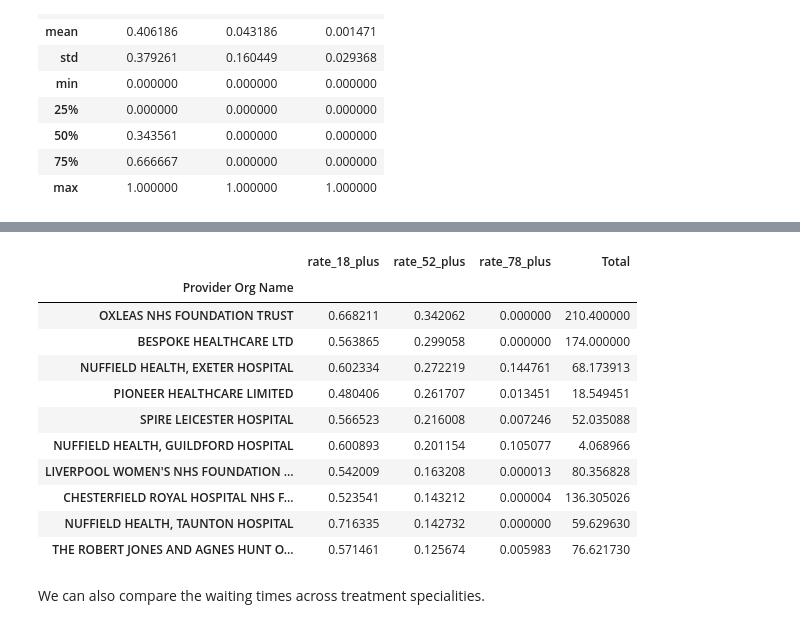
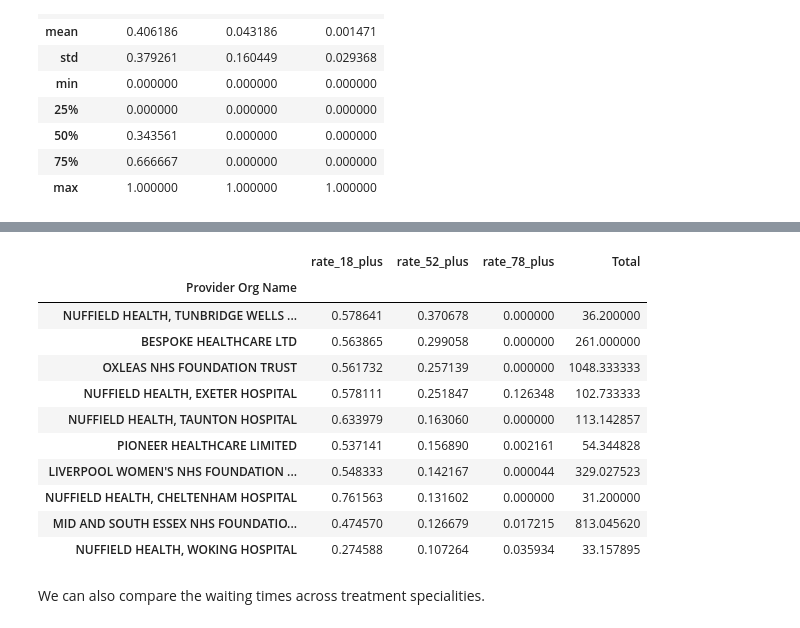
Before and after one commit to MeganRichards1/nhs-waiting-times-analysis, a Jupyter notebook: notebooks/project_analysis.ipynb, the cells around one changed output, grey strips where cells are left out. Saved outputs shown, nothing was run; the diff lists cells and outputs as text; code cells hidden in the pictures.

```diff
--- a/notebooks/project_analysis.ipynb
+++ b/notebooks/project_analysis.ipynb
@@ -418,0 +434,4 @@ We now want to use group-level analysis to answer where the biggest waiting time
+# %%
+analysis_df_filtered = analysis_df[
+    analysis_df["Total"] >= 10
+]
@@ -419,31 +443,31 @@ We now want to use group-level analysis to answer where the biggest waiting time
 # %%
 provider_summary = (
-    analysis_df
+    analysis_df_filtered
     .groupby("Provider Org Name")
     [[
         "rate_18_plus",
         "rate_52_plus",
         "rate_78_plus",
         "Total"
     ]]
     .mean()
     .sort_values("rate_52_plus", ascending=False)
 )
 
 provider_summary.head(10)
 # %% [output]
 |  | rate_18_plus | rate_52_plus | rate_78_plus | Total |
 | Provider Org Name |  |  |  |  |
-| OXLEAS NHS FOUNDATION TRUST | 0.668211 | 0.342062 | 0.000000 | 210.400000 |
-| BESPOKE HEALTHCARE LTD | 0.563865 | 0.299058 | 0.000000 | 174.000000 |
-| NUFFIELD HEALTH, EXETER HOSPITAL | 0.602334 | 0.272219 | 0.144761 | 68.173913 |
-| PIONEER HEALTHCARE LIMITED | 0.480406 | 0.261707 | 0.013451 | 18.549451 |
-| SPIRE LEICESTER HOSPITAL | 0.566523 | 0.216008 | 0.007246 | 52.035088 |
-| NUFFIELD HEALTH, GUILDFORD HOSPITAL | 0.600893 | 0.201154 | 0.105077 | 4.068966 |
-| LIVERPOOL WOMEN'S NHS FOUNDATION ... | 0.542009 | 0.163208 | 0.000013 | 80.356828 |
-| CHESTERFIELD ROYAL HOSPITAL NHS F... | 0.523541 | 0.143212 | 0.000004 | 136.305026 |
-| NUFFIELD HEALTH, TAUNTON HOSPITAL | 0.716335 | 0.142732 | 0.000000 | 59.629630 |
-| THE ROBERT JONES AND AGNES HUNT O... | 0.571461 | 0.125674 | 0.005983 | 76.621730 |
+| NUFFIELD HEALTH, TUNBRIDGE WELLS ... | 0.578641 | 0.370678 | 0.000000 | 36.200000 |
+| BESPOKE HEALTHCARE LTD | 0.563865 | 0.299058 | 0.000000 | 261.000000 |
+| OXLEAS NHS FOUNDATION TRUST | 0.561732 | 0.257139 | 0.000000 | 1048.333333 |
+| NUFFIELD HEALTH, EXETER HOSPITAL | 0.578111 | 0.251847 | 0.126348 | 102.733333 |
+| NUFFIELD HEALTH, TAUNTON HOSPITAL | 0.633979 | 0.163060 | 0.000000 | 113.142857 |
+| PIONEER HEALTHCARE LIMITED | 0.537141 | 0.156890 | 0.002161 | 54.344828 |
+| LIVERPOOL WOMEN'S NHS FOUNDATION ... | 0.548333 | 0.142167 | 0.000044 | 329.027523 |
+| NUFFIELD HEALTH, CHELTENHAM HOSPITAL | 0.761563 | 0.131602 | 0.000000 | 31.200000 |
+| MID AND SOUTH ESSEX NHS FOUNDATIO... | 0.474570 | 0.126679 | 0.017215 | 813.045620 |
+| NUFFIELD HEALTH, WOKING HOSPITAL | 0.274588 | 0.107264 | 0.035934 | 33.157895 |
 # %% [markdown]
 We can also compare the waiting times across treatment specialities.
 # %%
```
Also changed, not shown: parts of 9 cells of this notebook.
